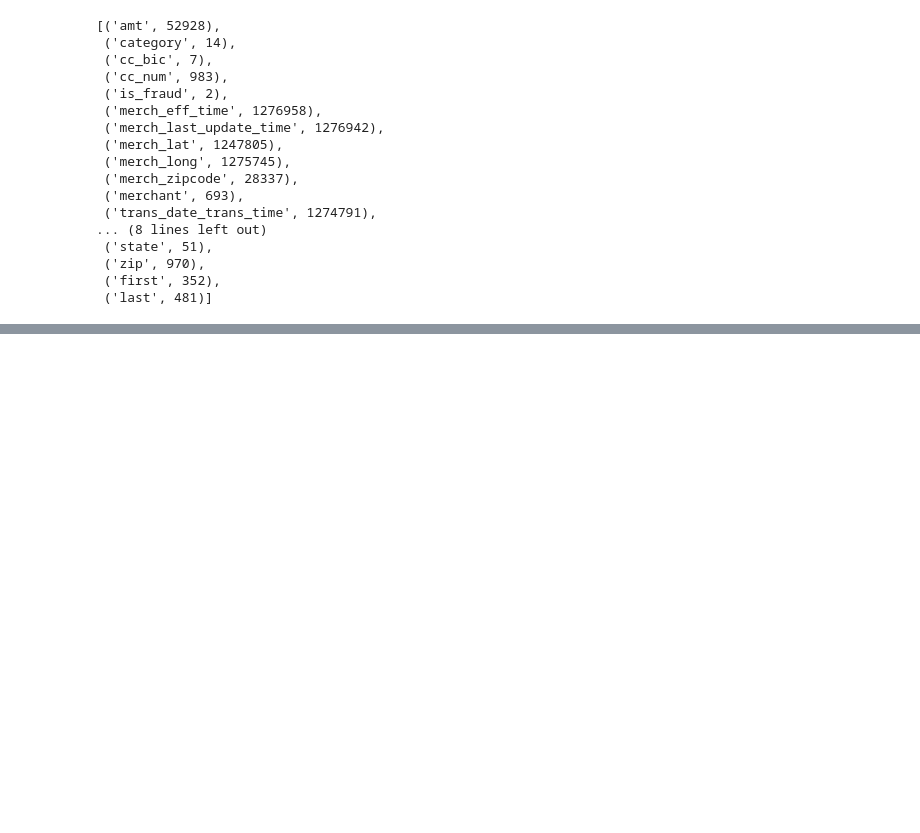
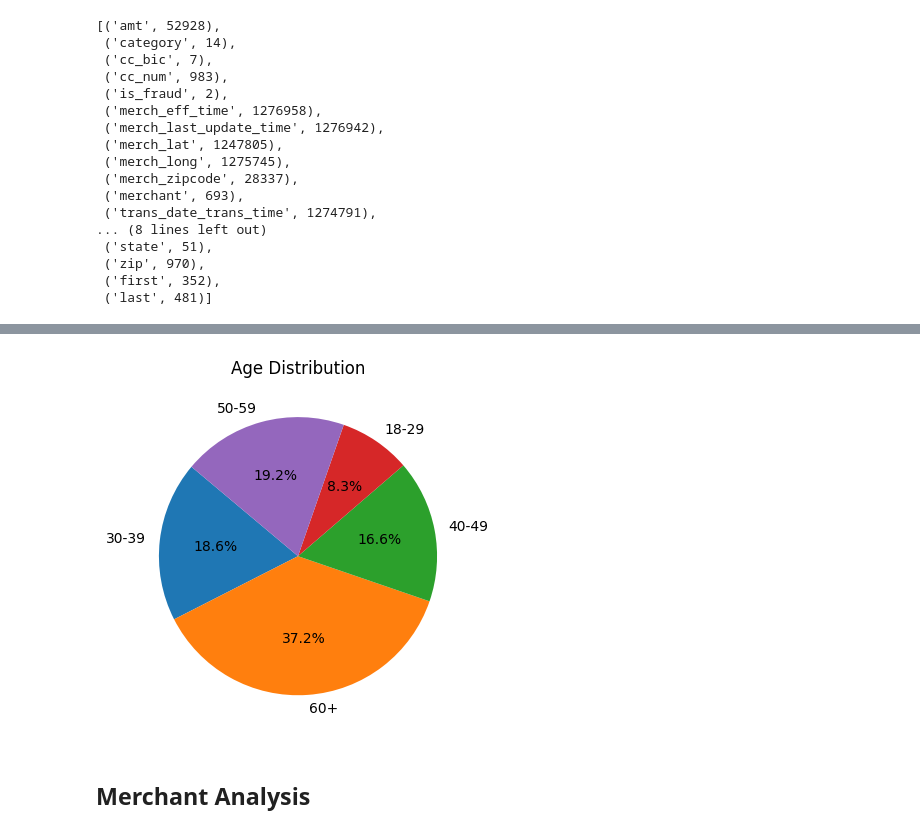
Before and after one commit to hnsa9/etl, a Jupyter notebook: etl.ipynb, the cells around one changed output, grey strips where cells are left out. Saved outputs shown, nothing was run; the diff lists cells and outputs as text; code cells hidden in the pictures; blank space fills up the shorter version.

```diff
--- a/etl.ipynb
+++ b/etl.ipynb
@@ -812,0 +930,4 @@ To do:
+# %%
+customer_data.df = customer_data.df.withColumn(
+    "age", (datediff(current_date(), col("dob")) / 365.25).cast(IntegerType())
+)
@@ -812,0 +948,14 @@ To do:
+# %%
+customer_data.df = customer_data.df.withColumn(
+    "age_group",
+    when((col("age") >= 18) & (col("age") < 30), "18-29")
+    .when((col("age") >= 30) & (col("age") < 40), "30-39")
+    .when((col("age") >= 40) & (col("age") < 50), "40-49")
+    .when((col("age") >= 50) & (col("age") < 60), "50-59")
+    .when(col("age") >= 60, "60+")
+    .otherwise("Unknown"),
+)
+# %%
+grouped_age_group = customer_data.df.groupBy("age_group").agg(
+    count("age_group").alias("count")
+)
@@ -812,0 +974,10 @@ To do:
+# %%
+grouped_age_group_df = grouped_age_group.toPandas()
+# %%
+plot_pie_chart(
+    grouped_age_group_df["count"], grouped_age_group_df["age_group"], "Age Distribution"
+)
+# %% [output]
+[figure, added]
+# %% [markdown]
+## Merchant Analysis
```
Also changed, not shown: parts of 53 cells of this notebook.
